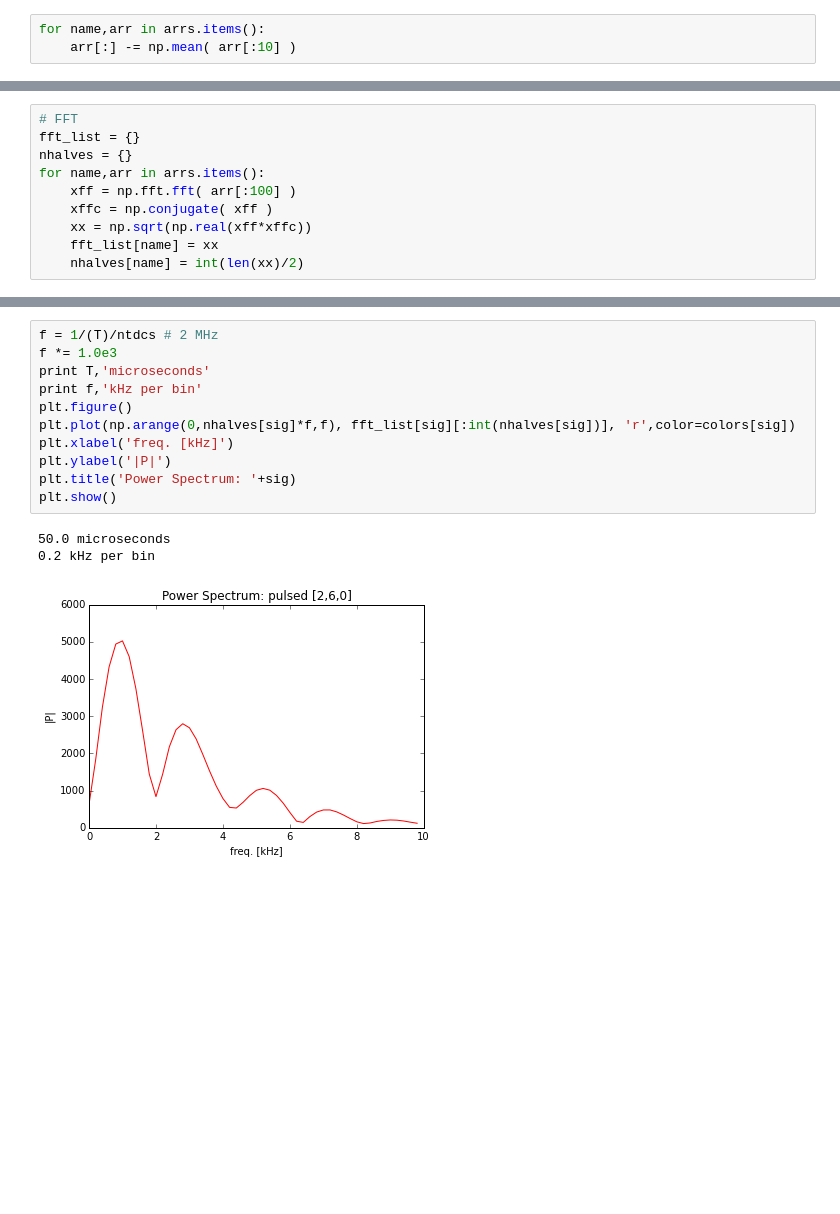
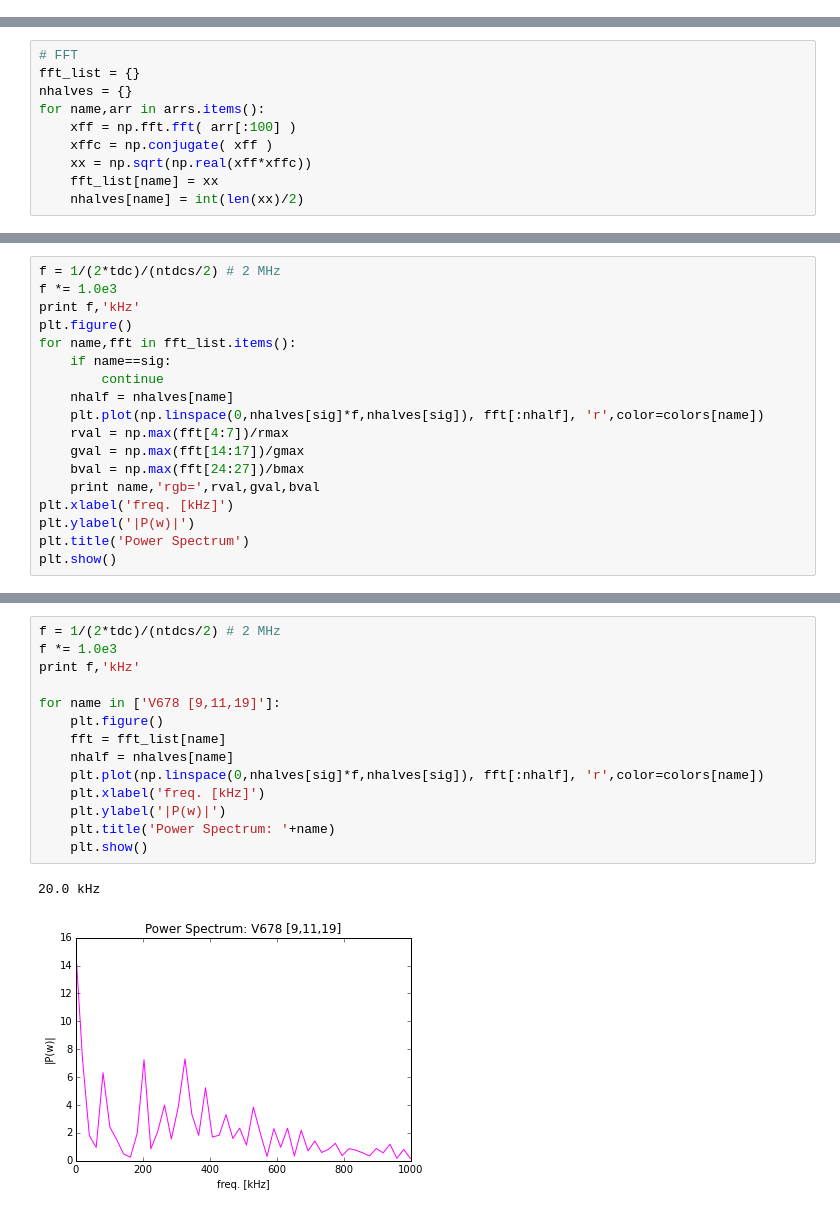
Before and after one commit to twongjirad/showstopper, a Jupyter notebook: scratch_fft.ipynb, the cells around one changed output, grey strips where cells are left out. Cells and saved outputs as stored; diff of their text form; blank space fills up the shorter version.

```diff
--- a/scratch_fft.ipynb
+++ b/scratch_fft.ipynb
@@ -46,6 +59,3 @@ print 'Period: ',T,'microseconds'
 Period:  50.0 microseconds
 # %%
 wired = 864 # from Jonanathan, Plane U
-# %%
-for name,arr in arrs.items():
-    arr[:] -= np.mean( arr[:10] )
@@ -80,0 +123,18 @@ for name,arr in arrs.items():
+# %%
+f = 1/(2*tdc)/(ntdcs/2) # 2 MHz
+f *= 1.0e3
+print f,'kHz'
+plt.figure()
+for name,fft in fft_list.items():
+    if name==sig:
+        continue
+    nhalf = nhalves[name]
+    plt.plot(np.linspace(0,nhalves[sig]*f,nhalves[sig]), fft[:nhalf], 'r',color=colors[name])
+    rval = np.max(fft[4:7])/rmax
+    gval = np.max(fft[14:17])/gmax
+    bval = np.max(fft[24:27])/bmax
+    print name,'rgb=',rval,gval,bval
+plt.xlabel('freq. [kHz]')
+plt.ylabel('|P(w)|')
+plt.title('Power Spectrum')
+plt.show()
@@ -81,15 +149,17 @@ for name,arr in arrs.items():
 # %%
-f = 1/(T)/ntdcs # 2 MHz
+f = 1/(2*tdc)/(ntdcs/2) # 2 MHz
 f *= 1.0e3
-print T,'microseconds'
-print f,'kHz per bin'
-plt.figure()
-plt.plot(np.arange(0,nhalves[sig]*f,f), fft_list[sig][:int(nhalves[sig])], 'r',color=colors[sig])
-plt.xlabel('freq. [kHz]')
-plt.ylabel('|P|')
-plt.title('Power Spectrum: '+sig)
-plt.show()
+print f,'kHz'
+
+for name in ['V678 [9,11,19]']:
+    plt.figure()
+    fft = fft_list[name]
+    nhalf = nhalves[name]
+    plt.plot(np.linspace(0,nhalves[sig]*f,nhalves[sig]), fft[:nhalf], 'r',color=colors[name])
+    plt.xlabel('freq. [kHz]')
+    plt.ylabel('|P(w)|')
+    plt.title('Power Spectrum: '+name)
+    plt.show()
 # %% [output]
-50.0 microseconds
-0.2 kHz per bin
+20.0 kHz
-[figure, old version]
+[figure, new version]
```
Also changed, not shown: parts of 9 cells of this notebook, 2 other files.
